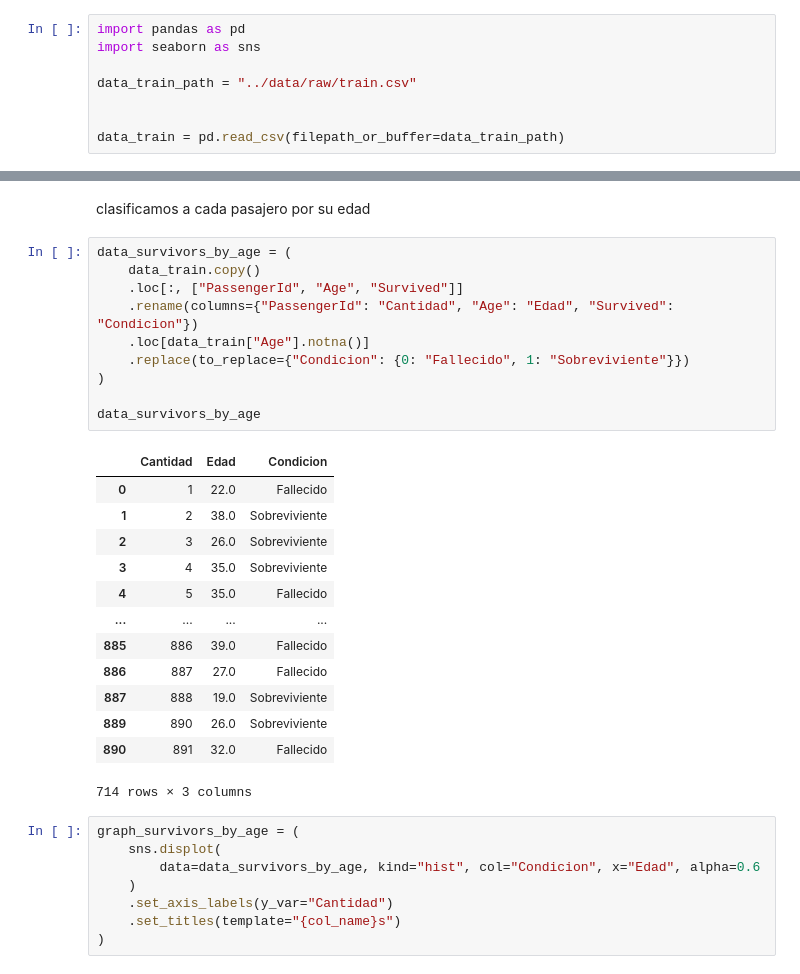
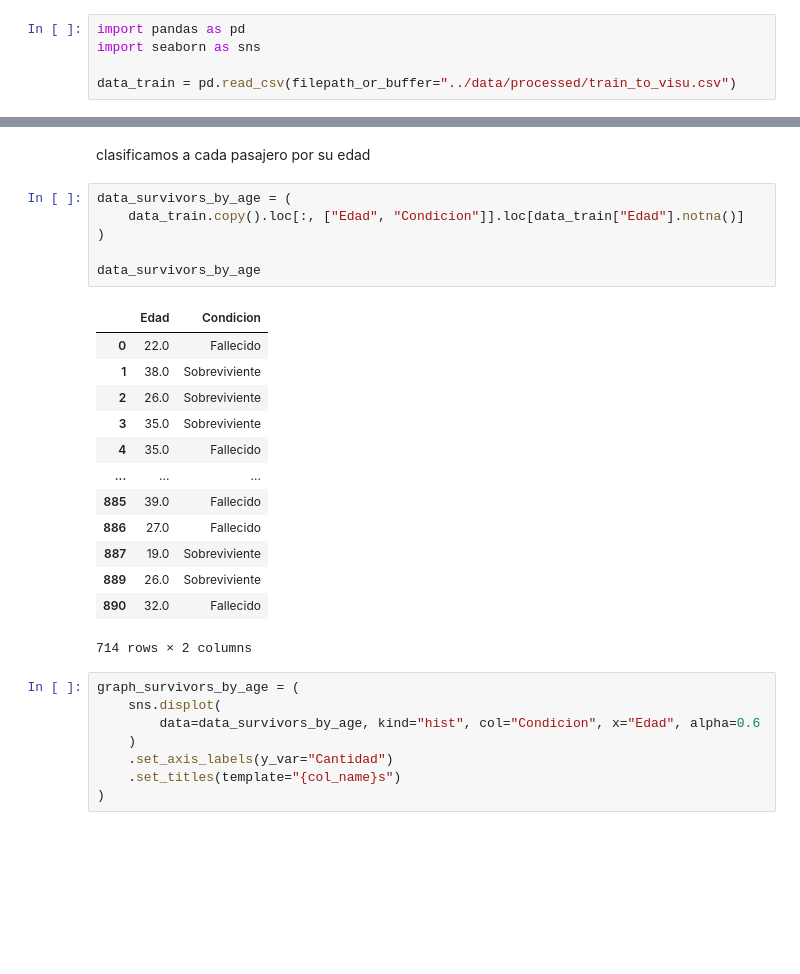
Before and after one commit to joackob/titanic-ml, a Jupyter notebook: notebooks/2-visual-and-statistical-exploration.ipynb, the cells around one changed output, grey strips where cells are left out. Saved outputs shown, nothing was run; the diff lists cells and outputs as text; blank space fills up the shorter version.

```diff
--- a/notebooks/2-visual-and-statistical-exploration.ipynb
+++ b/notebooks/2-visual-and-statistical-exploration.ipynb
@@ -2,9 +2,6 @@
 import pandas as pd
 import seaborn as sns
 
-data_train_path = "../data/raw/train.csv"
-
-
-data_train = pd.read_csv(filepath_or_buffer=data_train_path)
+data_train = pd.read_csv(filepath_or_buffer="../data/processed/train_to_visu.csv")
 # %%
 sns.set_theme(style="darkgrid")
@@ -126,28 +119,24 @@ for container in ax_graph_survivors_by_gender.containers:
 clasificamos a cada pasajero por su edad
 # %%
 data_survivors_by_age = (
-    data_train.copy()
-    .loc[:, ["PassengerId", "Age", "Survived"]]
-    .rename(columns={"PassengerId": "Cantidad", "Age": "Edad", "Survived": "Condicion"})
-    .loc[data_train["Age"].notna()]
-    .replace(to_replace={"Condicion": {0: "Fallecido", 1: "Sobreviviente"}})
+    data_train.copy().loc[:, ["Edad", "Condicion"]].loc[data_train["Edad"].notna()]
 )
 
 data_survivors_by_age
 # %% [output]
-|  | Cantidad | Edad | Condicion |
-| 0 | 1 | 22.0 | Fallecido |
-| 1 | 2 | 38.0 | Sobreviviente |
-| 2 | 3 | 26.0 | Sobreviviente |
-| 3 | 4 | 35.0 | Sobreviviente |
-| 4 | 5 | 35.0 | Fallecido |
-| ... | ... | ... | ... |
-| 885 | 886 | 39.0 | Fallecido |
-| 886 | 887 | 27.0 | Fallecido |
-| 887 | 888 | 19.0 | Sobreviviente |
-| 889 | 890 | 26.0 | Sobreviviente |
-| 890 | 891 | 32.0 | Fallecido |
+|  | Edad | Condicion |
+| 0 | 22.0 | Fallecido |
+| 1 | 38.0 | Sobreviviente |
+| 2 | 26.0 | Sobreviviente |
+| 3 | 35.0 | Sobreviviente |
+| 4 | 35.0 | Fallecido |
+| ... | ... | ... |
+| 885 | 39.0 | Fallecido |
+| 886 | 27.0 | Fallecido |
+| 887 | 19.0 | Sobreviviente |
+| 889 | 26.0 | Sobreviviente |
+| 890 | 32.0 | Fallecido |
-714 rows × 3 columns
+714 rows × 2 columns
 # %%
 graph_survivors_by_age = (
     sns.displot(
```
Also changed, not shown: parts of 4 cells of this notebook, 3 other files.
